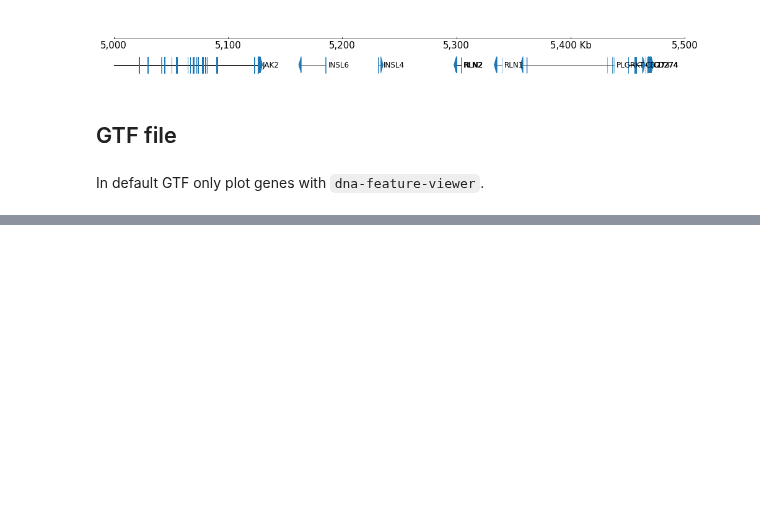
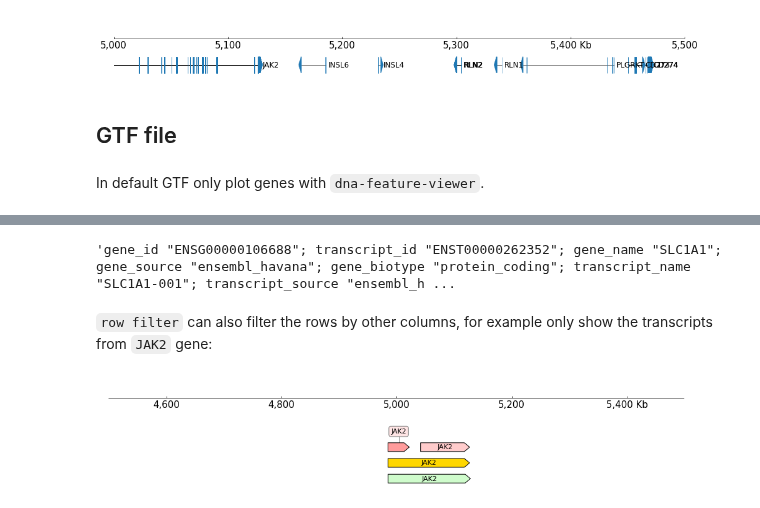
Before and after one commit to GangCaoLab/CoolBox, a Jupyter notebook: docs/_gallery/dna features.ipynb, the cells around one changed output, grey strips where cells are left out. Cells and saved outputs as stored; diff of their text form; code cells hidden in the pictures; blank space fills up the shorter version.

```diff
--- a/docs/source/_gallery/dna features.ipynb
+++ b/docs/_gallery/dna features.ipynb
@@ -72,3 +90,12 @@ Show transcripts and exons:
+# %%
+df.loc[1, 'attribute']
+# %% [output]
+'gene_id "ENSG00000106688"; transcript_id "ENST00000262352"; gene_name "SLC1A1"; gene_source "ensembl_havana"; gene_biotype "protein_coding"; transcript_name "SLC1A1-001"; transcript_source "ensembl_h ...
+# %% [markdown]
+`row filter` can also filter the rows by other columns, for example only show the transcripts from `JAK2` gene:
 # %%
-frame = XAxis() + GTF(example_gtf, ) + Title("Genes")
+frame = XAxis()
+frame += GTF(example_gtf, row_filter="feature == 'transcript';feature_name == 'JAK2'")
 frame.plot(test_interval)
+# %% [output]
+[figure, added]
```
Also changed, not shown: parts of 11 cells of this notebook, 25 other files.
